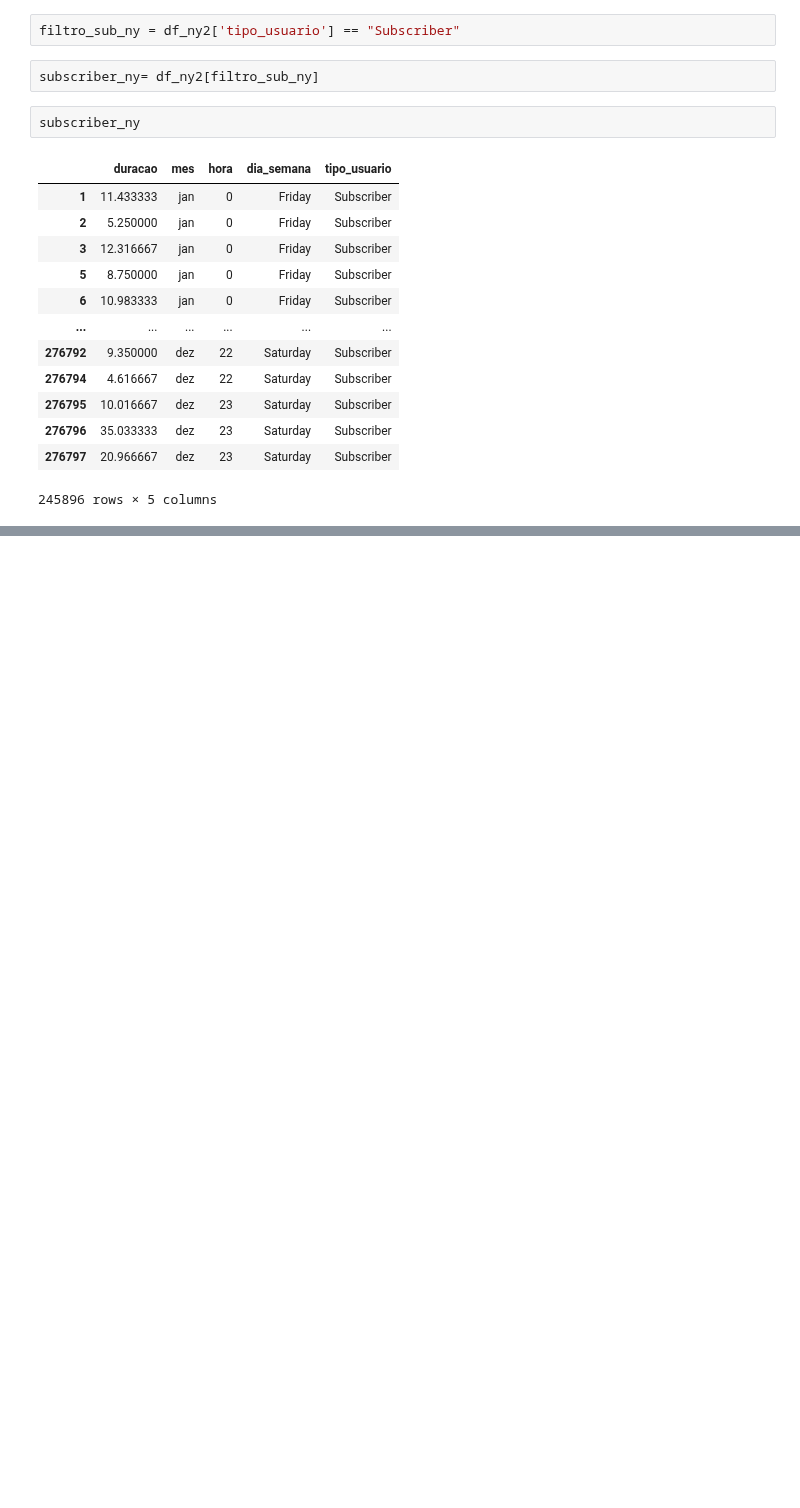
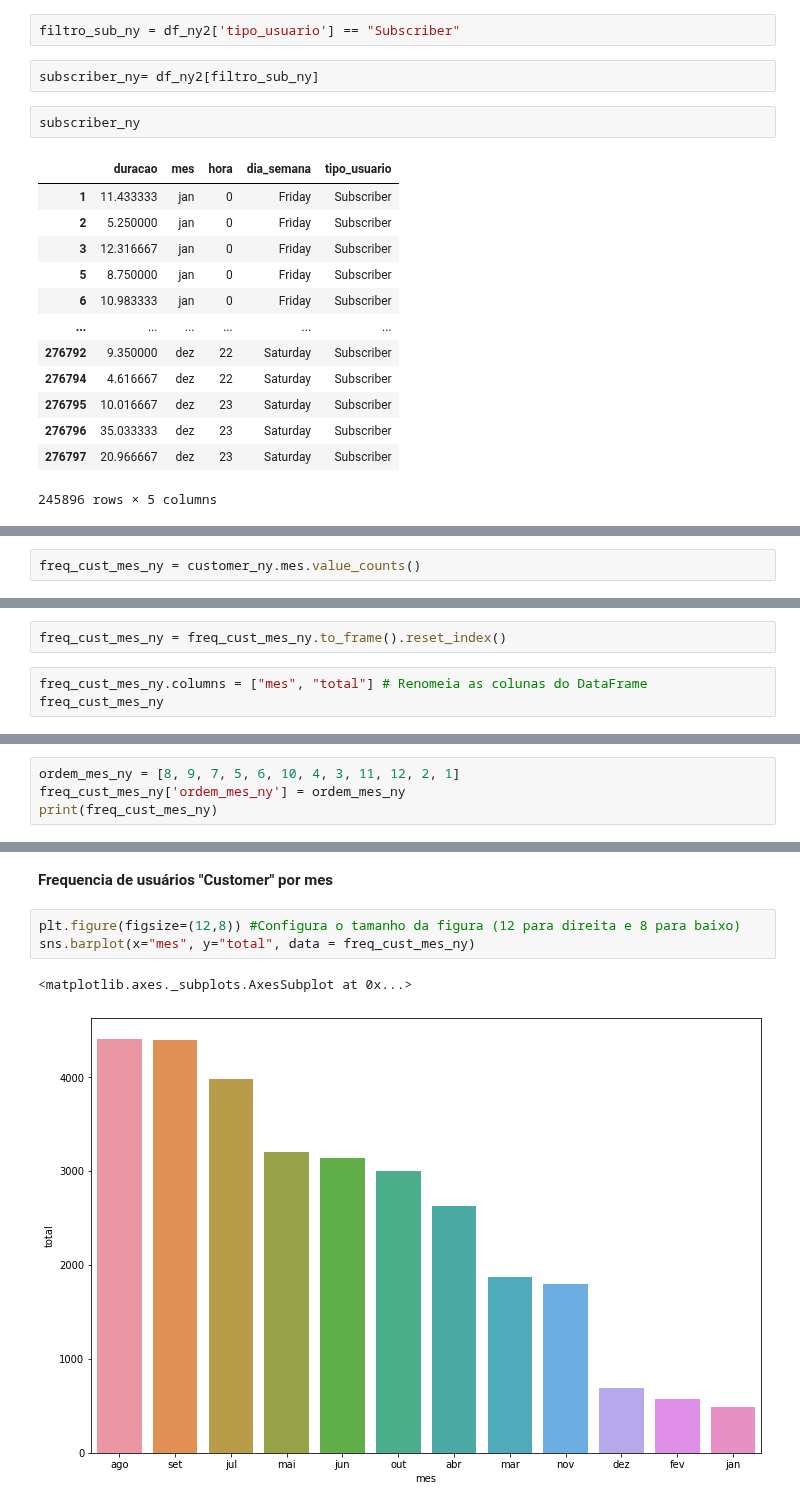
Before and after one commit to gabrielcn/Bike_Sharing, a Jupyter notebook: cyclistic_bike_share_new_york.ipynb, the cells around one changed output, grey strips where cells are left out. Cells and saved outputs as stored; diff of their text form; blank space fills up the shorter version.

```diff
--- a/cyclistic_bike_share_new_york.ipynb
+++ b/cyclistic_bike_share_new_york.ipynb
@@ -497,0 +726,2 @@ subscriber_ny
+# %%
+freq_cust_mes_ny = customer_ny.mes.value_counts()
@@ -497,0 +760,5 @@ subscriber_ny
+# %%
+freq_cust_mes_ny = freq_cust_mes_ny.to_frame().reset_index()
+# %%
+freq_cust_mes_ny.columns = ["mes", "total"] # Renomeia as colunas do DataFrame
+freq_cust_mes_ny
@@ -497,0 +779,4 @@ subscriber_ny
+# %%
+ordem_mes_ny = [8, 9, 7, 5, 6, 10, 4, 3, 11, 12, 2, 1]
+freq_cust_mes_ny['ordem_mes_ny'] = ordem_mes_ny
+print(freq_cust_mes_ny)
@@ -497,0 +829,8 @@ subscriber_ny
+# %% [markdown]
+**Frequencia de usuários "Customer" por mes**
+# %%
+plt.figure(figsize=(12,8)) #Configura o tamanho da figura (12 para direita e 8 para baixo)
+sns.barplot(x="mes", y="total", data = freq_cust_mes_ny)
+# %% [output]
+<matplotlib.axes._subplots.AxesSubplot at 0x...>
+[figure, added]
```
Also changed, not shown: parts of 59 cells of this notebook.
